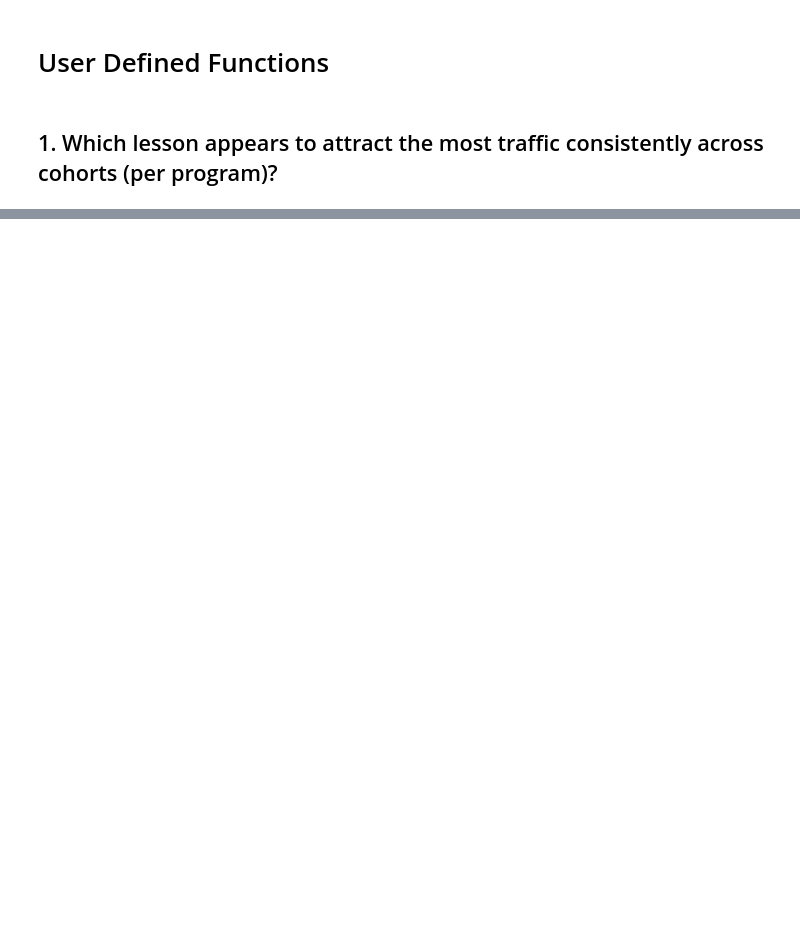
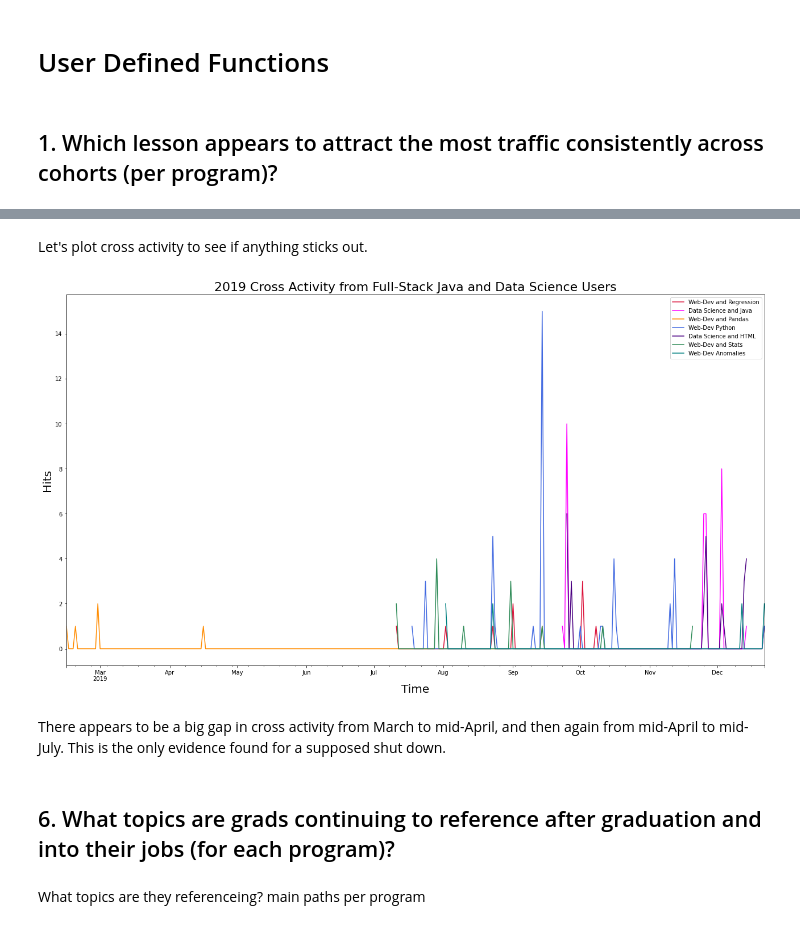
Before and after one commit to TeamTwoAnomaly/anomaly-project, a Jupyter notebook: final_report.ipynb, the cells around one changed output, grey strips where cells are left out. Saved outputs shown, nothing was run; the diff lists cells and outputs as text; code cells hidden in the pictures; blank space fills up the shorter version.

```diff
--- a/final_report.ipynb
+++ b/final_report.ipynb
@@ -103,0 +633,4 @@ def find_anomalies(df, program, span, weight, plot=False):
+# %%
+# look at records where users in java program viewed python material in the curriculum
+cross_activity3 = full_stack_java[(full_stack_java.path.str.contains('python') == True) & (full_stack_java.name != 'Staff')]
+cross_activity3.head(2)
@@ -103,0 +642,4 @@ def find_anomalies(df, program, span, weight, plot=False):
+# %%
+# view records where datascience students had a path that contains 'html'
+cross_active2 = data_science[(data_science.path.str.contains('html') == True) & (data_science.name != 'Staff')]
+cross_active2.head(2)
@@ -103,0 +651,4 @@ def find_anomalies(df, program, span, weight, plot=False):
+# %%
+# look at records where users in java program viewed statistics material in the curriculum
+cross_activity4 = full_stack_java[(full_stack_java.path.str.contains('stats') == True) & (full_stack_java.name != 'Staff')]
+cross_activity4.head(2)
@@ -103,0 +660,4 @@ def find_anomalies(df, program, span, weight, plot=False):
+# %%
+# look at records where users in java program viewed anomaly material in the curriculum
+cross_activity5 = full_stack_java[(full_stack_java.path.str.contains('anomaly') == True) & (full_stack_java.name != 'Staff')]
+cross_activity5.head(2)
@@ -103,0 +669,47 @@ def find_anomalies(df, program, span, weight, plot=False):
+# %% [markdown]
+Let's plot cross activity to see if anything sticks out.
+# %%
+plt.figure(figsize = (22, 12))    # create figure for plots
+
+plt.title('2019 Cross Activity from Full-Stack Java and Data Science Users', size = 22)    # title
+
+java_regression = cross_activity.path.resample('D').count()    # resample web dev users looking up regression
+
+ds_java = cross_active.path.resample('D').count()    # resample data science users looking up java
+
+java_pandas = cross_activity2.path.resample('D').count()    # resample web dev users looking up pandas
+
+java_python = cross_activity3.path.resample('D').count()    # resample web dev users looking up python
+
+ds_html = cross_active2.path.resample('D').count()    # resample data science users looking up html
+
+java_stats = cross_activity4.path.resample('D').count()    # resample web dev users looking up stats
+
+jawa_anomaly = cross_activity5.path.resample('D').count()    # resample web dev users looking up anomaly material
+
+
+java_regression.plot(color = 'crimson', label = 'Web-Dev and Regression')   # plot web dev user activity in regards to regression
+
+ds_java.plot(color = 'magenta', label =  'Data Science and Java')    # plot data science user activity in regards to java
+
+java_pandas.plot(color = 'darkorange', label = 'Web-Dev and Pandas')    # plot web dev users looking up pandas
+
+java_python.plot(color = 'royalblue', label = 'Web-Dev Python')    # plot we dev users looking up python
+
+ds_html.plot(color = 'indigo', label = 'Data Science and HTML')    # plot data science users looking up html
+
+java_stats.plot(color = 'seagreen', label = 'Web-Dev and Stats')    # plot web dev users researching stats
+
+jawa_anomaly.plot(color = 'teal', label = 'Web-Dev Anomalies')    # plot web dev users looking up anomaly material
+
+plt.legend()    # include legend
+
+plt.ylabel('Hits', size = 20)    # label y-axis
+
+plt.xlabel('Time', size = 20);    # label x-axis
+# %% [output]
+[figure, added]
+# %% [markdown]
+There appears to be a big gap in cross activity from March to mid-April, and then again from mid-April to mid-July. This is the only evidence found for a supposed shut down.
+# %% [markdown]
+## 6. What topics are grads continuing to reference after graduation and into their jobs (for each program)?
@@ -103,0 +720,2 @@ def find_anomalies(df, program, span, weight, plot=False):
+# %% [markdown]
+What topics are they referenceing? main paths per program
```
Also changed, not shown: parts of 46 cells of this notebook, 1 other file.
